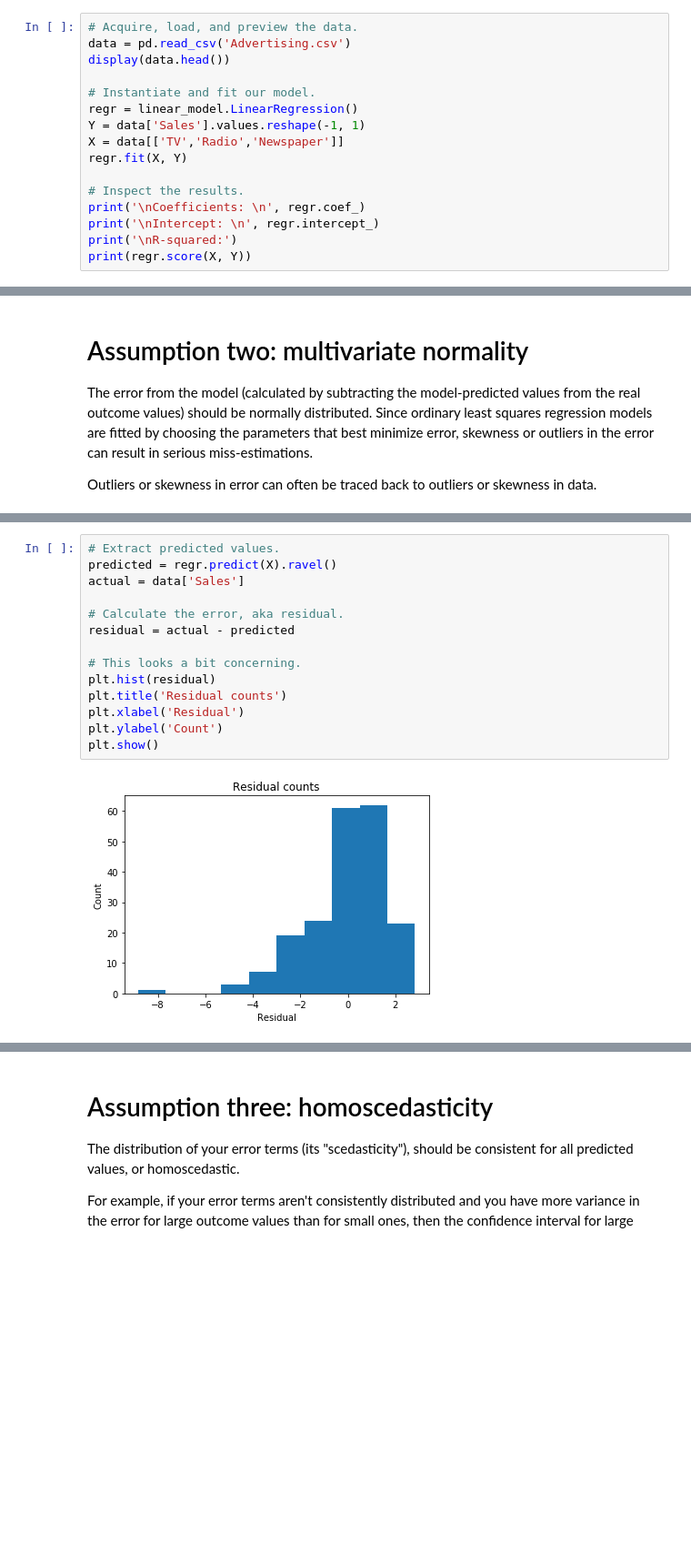
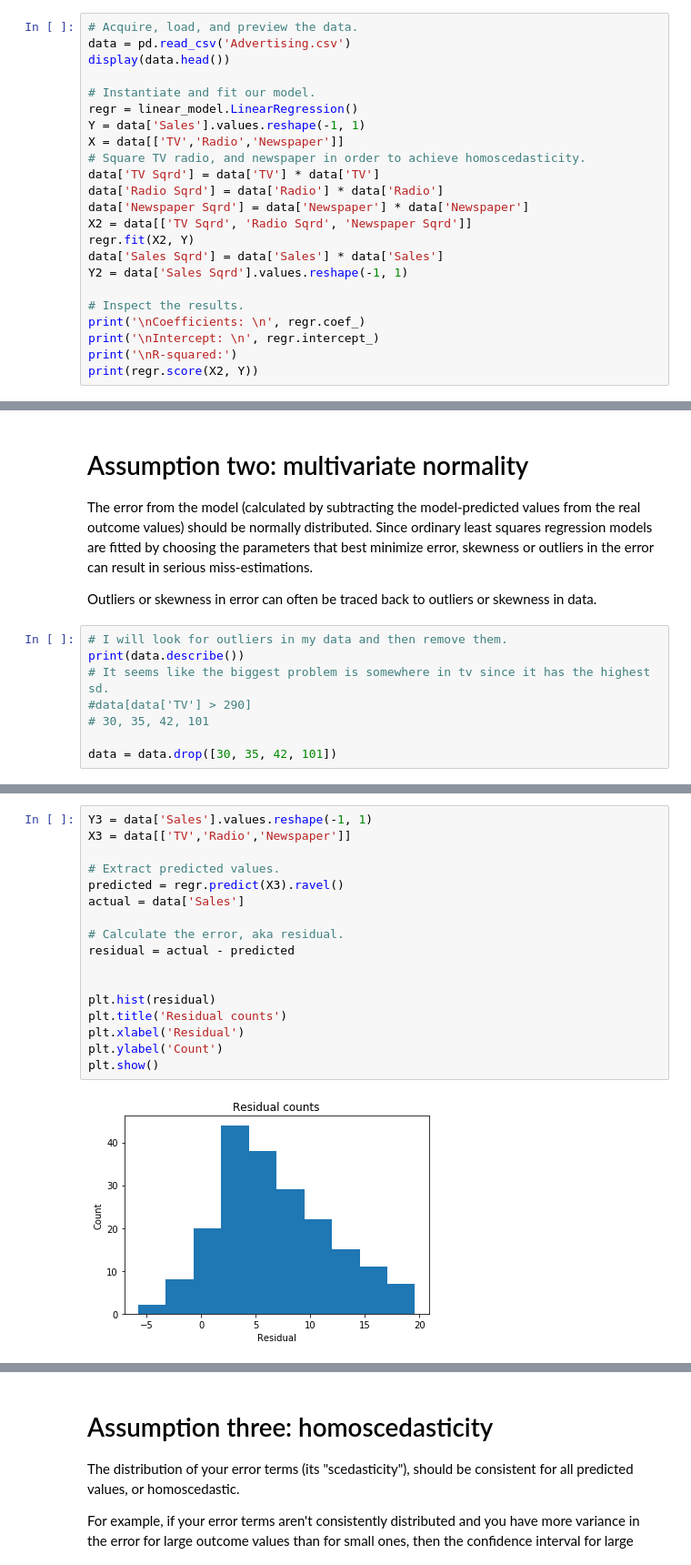
Before and after one commit to lamkg/Thinkful-, a Jupyter notebook: U2 L4 P3 DRILL.ipynb, the cells around one changed output, grey strips where cells are left out. Shown at 91% size. Saved outputs shown, nothing was run; the diff lists cells and outputs as text; blank space fills up the shorter version.

Commit message:
Achieved homoscedasticity, attempted multivariate normal distribution

```diff
--- a/U2 L4 P3 DRILL.ipynb
+++ b/U2 L4 P3 DRILL.ipynb
@@ -29,13 +29,20 @@ display(data.head())
 regr = linear_model.LinearRegression()
 Y = data['Sales'].values.reshape(-1, 1)
 X = data[['TV','Radio','Newspaper']]
-regr.fit(X, Y)
+# Square TV radio, and newspaper in order to achieve homoscedasticity.
+data['TV Sqrd'] = data['TV'] * data['TV']
+data['Radio Sqrd'] = data['Radio'] * data['Radio']
+data['Newspaper Sqrd'] = data['Newspaper'] * data['Newspaper']
+X2 = data[['TV Sqrd', 'Radio Sqrd', 'Newspaper Sqrd']]
+regr.fit(X2, Y)
+data['Sales Sqrd'] = data['Sales'] * data['Sales']
+Y2 = data['Sales Sqrd'].values.reshape(-1, 1)
 
 # Inspect the results.
 print('\nCoefficients: \n', regr.coef_)
 print('\nIntercept: \n', regr.intercept_)
 print('\nR-squared:')
-print(regr.score(X, Y))
+print(regr.score(X2, Y))
 # %% [output]
 |  | Unnamed: 0 | TV | Radio | Newspaper | Sales |
 | 0 | 1 | 230.100 | 37.800 | 69.200 | 22.100 |
@@ -56,3 +65,11 @@ R-squared:
 The error from the model (calculated by subtracting the model-predicted values from the real outcome values) should be normally distributed. Since ordinary least squares regression models are fitted by choosing the parameters that best minimize error, skewness or outliers in the error can result in serious miss-estimations.
 
 Outliers or skewness in error can often be traced back to outliers or skewness in data.
+# %%
+# I will look for outliers in my data and then remove them.
+print(data.describe())
+# It seems like the biggest problem is somewhere in tv since it has the highest sd.
+#data[data['TV'] > 290]
+# 30, 35, 42, 101
+
+data = data.drop([30, 35, 42, 101])
@@ -59,16 +96,19 @@ Outliers or skewness in error can often be traced back to outliers or skewness i
 # %%
+Y3 = data['Sales'].values.reshape(-1, 1)
+X3 = data[['TV','Radio','Newspaper']]
+
 # Extract predicted values.
-predicted = regr.predict(X).ravel()
+predicted = regr.predict(X3).ravel()
 actual = data['Sales']
 
 # Calculate the error, aka residual.
 residual = actual - predicted
 
-# This looks a bit concerning.
+
 plt.hist(residual)
 plt.title('Residual counts')
 plt.xlabel('Residual')
 plt.ylabel('Count')
 plt.show()
 # %% [output]
-[figure, old version]
+[figure, new version]
```
Also changed, not shown: parts of 11 cells of this notebook.
